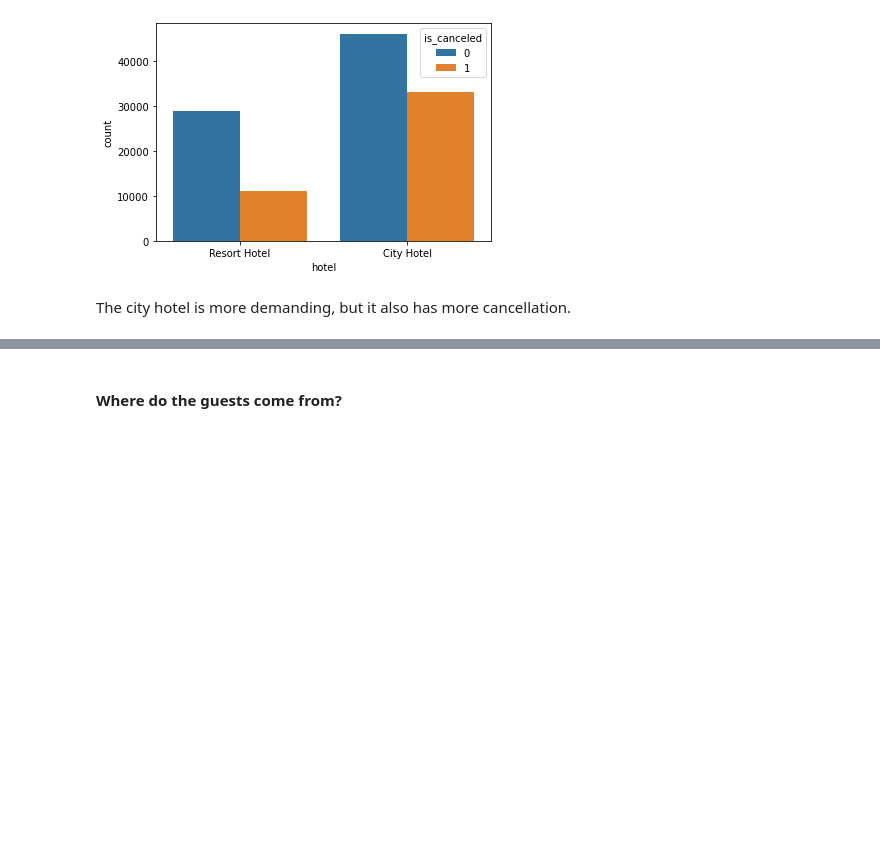
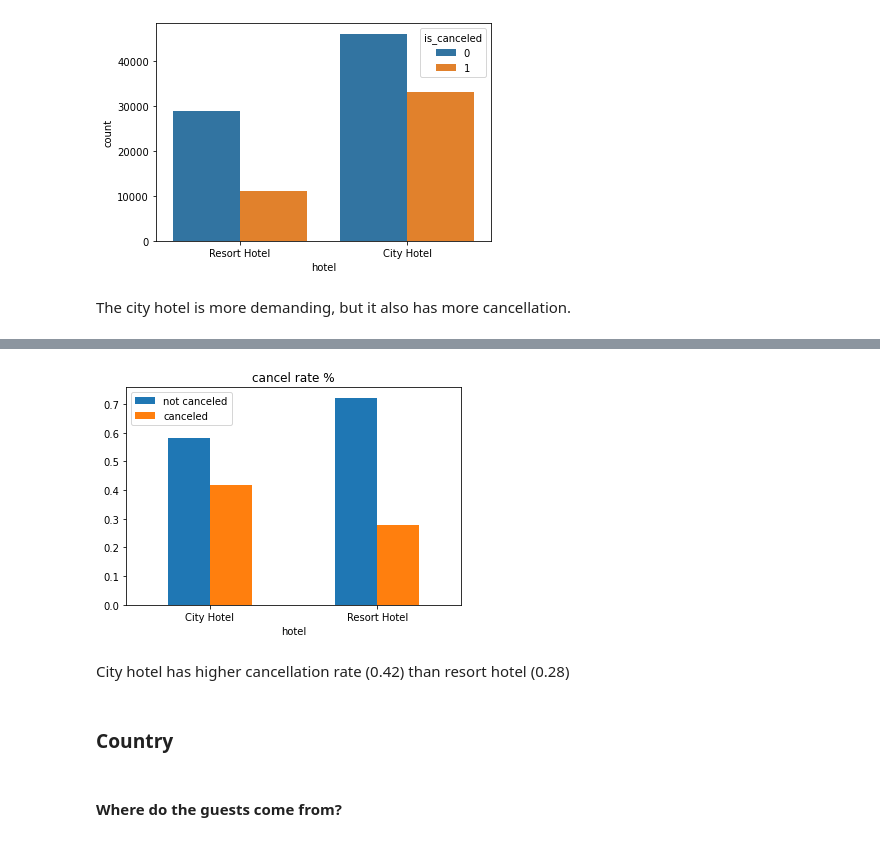
Before and after one commit to jkujuum/Hotel_Cancellation, a Jupyter notebook: Exploratory Data Analysis.ipynb, the cells around one changed output, grey strips where cells are left out. Saved outputs shown, nothing was run; the diff lists cells and outputs as text; code cells hidden in the pictures; blank space fills up the shorter version.

```diff
--- a/Exploratory Data Analysis.ipynb
+++ b/Exploratory Data Analysis.ipynb
@@ -140,0 +144,5 @@ The city hotel is more demanding, but it also has more cancellation.
+# %%
+# group by type of hotel and cancellation status
+hotel_cancel = hotel.groupby(['hotel','is_canceled'])[['lead_time']].count()
+hotel_cancel = hotel_cancel.rename(columns={"lead_time": "Count"})
+hotel_cancel
@@ -140,0 +156,5 @@ The city hotel is more demanding, but it also has more cancellation.
+# %%
+hotel_cancel["%"] = hotel_cancel.groupby(level=0).apply(
+     lambda x:  x / x.sum()
+)
+hotel_cancel
@@ -141,3 +168,14 @@ The city hotel is more demanding, but it also has more cancellation.
+# %%
+_ = hotel_cancel['%'].unstack().plot(kind='bar')
+_ = plt.title('cancel rate %')
+_ = plt.xticks(rotation='horizontal')
+_ = plt.legend(["not canceled", "canceled"],loc = 'best')
+# %% [output]
+[figure, added]
+# %% [markdown]
+City hotel has higher cancellation rate (0.42) than resort hotel (0.28)
+# %% [markdown]
+### Country
 # %% [markdown]
 #### Where do the guests come from?
 # %%
```
Also changed, not shown: parts of 27 cells of this notebook.
